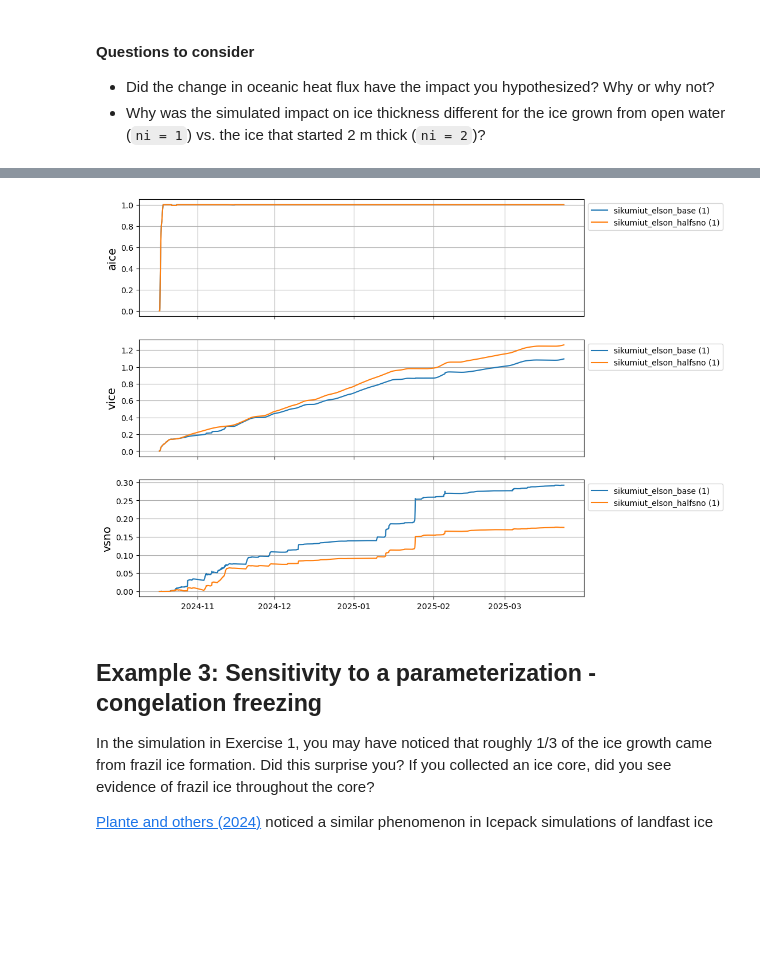
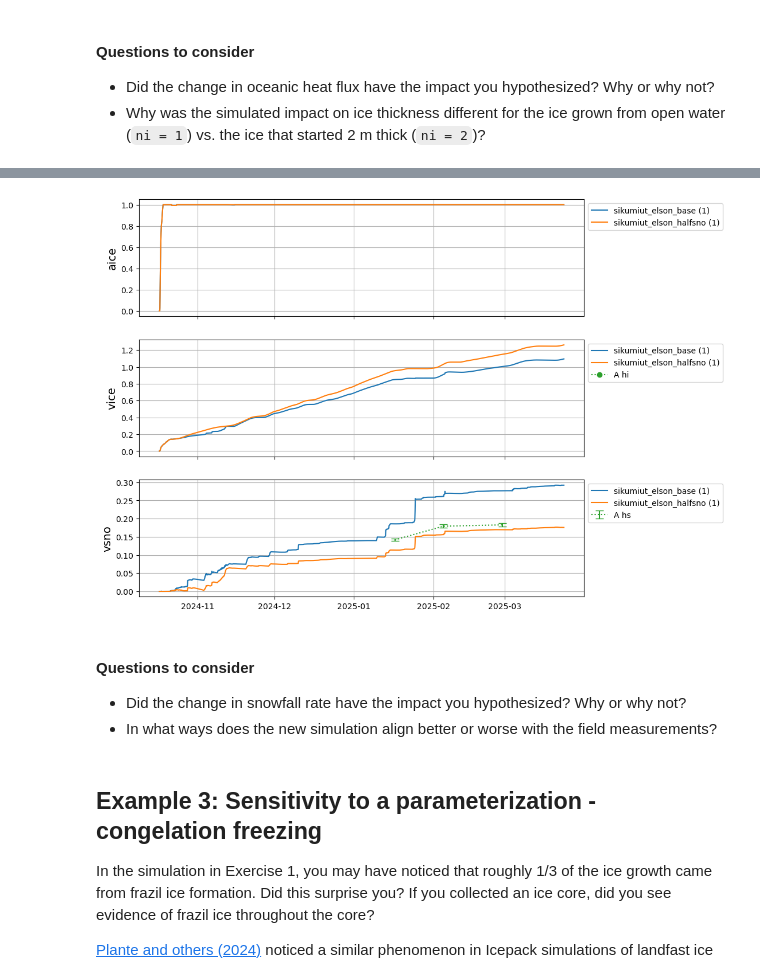
Before and after one commit to duvivier/sikumiut, a Jupyter notebook: icepack_activities/Exercise_2_Sensitivity.ipynb, the cells around one changed output, grey strips where cells are left out. Cells and saved outputs as stored; diff of their text form; code cells hidden in the pictures; blank space fills up the shorter version.

```diff
--- a/icepack_activities/Exercise_2_Sensitivity.ipynb
+++ b/icepack_activities/Exercise_2_Sensitivity.ipynb
@@ -172,17 +172,59 @@ for key, value in run_dict.items():
                                        hist_filename=value,
                                        snhf=True)
     hist_dict[key]['flwnet'] = hist_dict[key]['flw'] + hist_dict[key]['flwout']
+# %%
+# Snow depth and ice thickness data
+
+# The following snow data for site A is from Anika Pinzner (UAF). When you have
+# measured snow depths and ice thicknesses, include them in this dataframe.
+
+measurement_dates = np.array(['2025-01-17',
+                              '2025-02-05',
+                              '2025-02-28', # Add your measurement date here
+                             ], dtype='datetime64')
+
+# All units are in meters, columns are:
+# mean hi, sem hi, mean hs, sem hs
+# where hi is ice thickness and hs is snow depth.
+# sem is standard error of the mean
+data = np.array([[np.nan, np.nan, 0.1417, 0.0032],
+                 [np.nan, np.nan, 0.1791, 0.0045],
+                 [np.nan, np.nan, 0.1827, 0.0043],
+                 ]) # add your data as another row
+
+# code for constructing pandas DataFrame
+ind = pd.MultiIndex.from_product([['A'], measurement_dates],
+                                 names=['site', 'time'])
+col = pd.MultiIndex.from_product([['hi', 'hs'], ['mean', 'sem']])
+df_ice = pd.DataFrame(data, index=ind, columns=col)
+for col in df_ice.columns:
+    if col[1] == 'sem':
+        df_ice[(col[0], 'semx2')] = df_ice[col]*2
+
+# Create mapping between Icepack variable names and measurement names
+ice_var_map = {'vice': ['hi'],
+               'vsno': ['hs'],
+               }
 # %%
 # Compare ice state evolution for different forcing
 
 run_plot_dict = {"sikumiut_elson_base": [1],
                  "sikumiut_elson_halfsno": [1]}
 var_names = ['aice', 'vice', 'vsno']
+ice_sites = ['A']
 
-f, axs = plot_handler(run_plot_dict, var_names, hist_dict)
+
+f, axs = plot_handler(run_plot_dict, var_names, hist_dict,
+                      ice_var_map=ice_var_map, ice_sites=ice_sites,
+                      df_ice=df_ice)
 plt.show()
 # %% [output]
-[figure, old version]
+[figure, new version]
+# %% [markdown]
+#### Questions to consider
+
+ + Did the change in snowfall rate have the impact you hypothesized? Why or why not?
+ + In what ways does the new simulation align better or worse with the field measurements?
 # %% [markdown]
 ## Example 3: Sensitivity to a parameterization - congelation freezing
 
```
Also changed, not shown: parts of 7 cells of this notebook.
